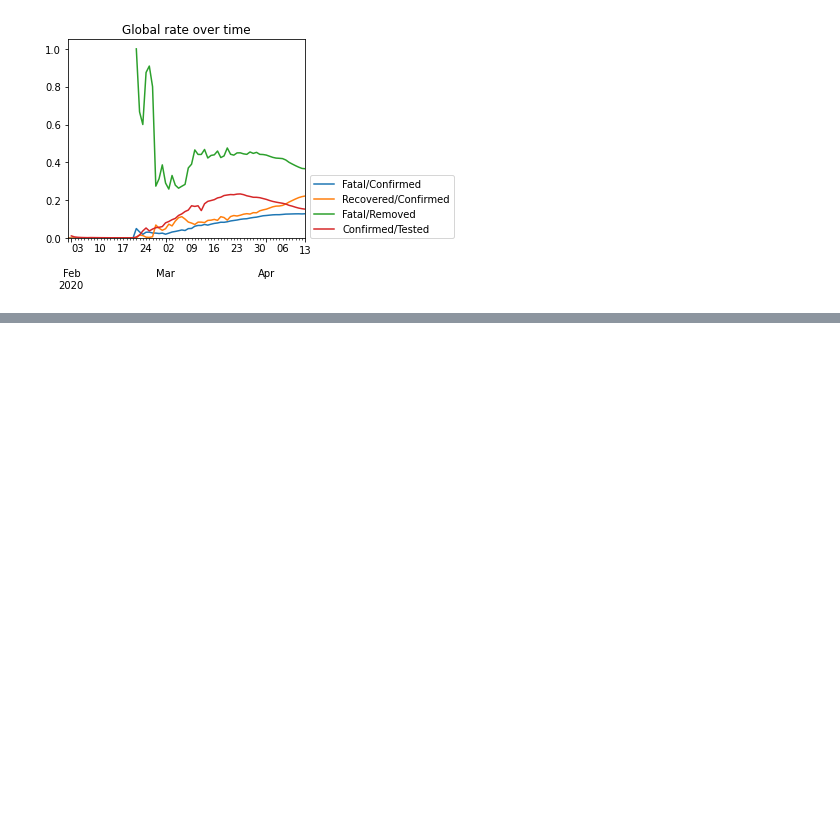
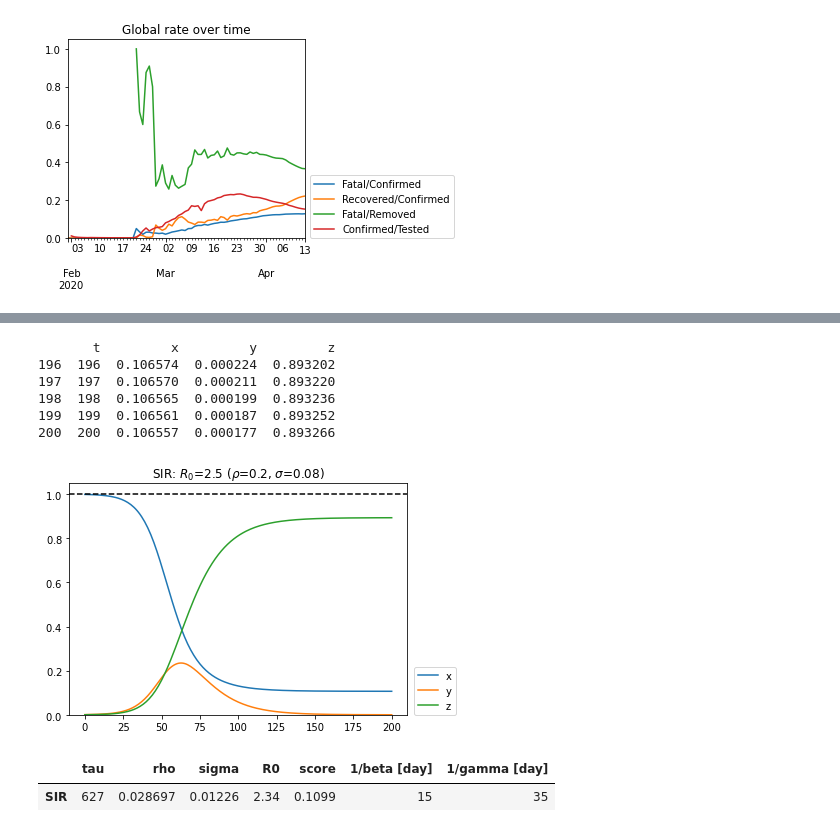
Before and after one commit to Fudalinm/EpidemicSpreadModels, a Jupyter notebook: notebooks/Italy.ipynb, the cells around one changed output, grey strips where cells are left out. Cells and saved outputs as stored; diff of their text form; code cells hidden in the pictures; blank space fills up the shorter version.

```diff
--- a/notebooks/Italy.ipynb
+++ b/notebooks/Italy.ipynb
@@ -123,0 +177,22 @@ model.line_plot(result[rate_cols], "Global rate over time", ylabel="", math_scal
+# %%
+#guessed r0 and rho
+eg_r0, eg_rho = (2.5, 0.2)
+eg_sigma = eg_rho / eg_r0
+eg_df = model.simulation(model.SIR, train_initials, step_n=200, rho=eg_rho, sigma=eg_sigma)
+
+print(eg_df.tail())
+
+model.line_plot(
+    eg_df.set_index("t"),
+    title=r"SIR: $R_0$={0} ($\rho$={1}, $\sigma$={2})".format(eg_r0, eg_rho, eg_sigma),
+    ylabel="",
+    h=1
+)
+# %% [output]
+       t         x         y         z
+196  196  0.106574  0.000224  0.893202
+197  197  0.106570  0.000211  0.893220
+198  198  0.106565  0.000199  0.893236
+199  199  0.106561  0.000187  0.893252
+200  200  0.106557  0.000177  0.893266
+[figure, added]
@@ -123,0 +211,5 @@ model.line_plot(result[rate_cols], "Global rate over time", ylabel="", math_scal
+# %%
+pd.DataFrame.from_dict({"SIR": sir_dict}, orient="index").fillna("-")
+# %% [output]
+|  | tau | rho | sigma | R0 | score | 1/beta [day] | 1/gamma [day] |
+| SIR | 627 | 0.028697 | 0.01226 | 2.34 | 0.1099 | 15 | 35 |
```
Also changed, not shown: parts of 11 cells of this notebook, 1 other file.
